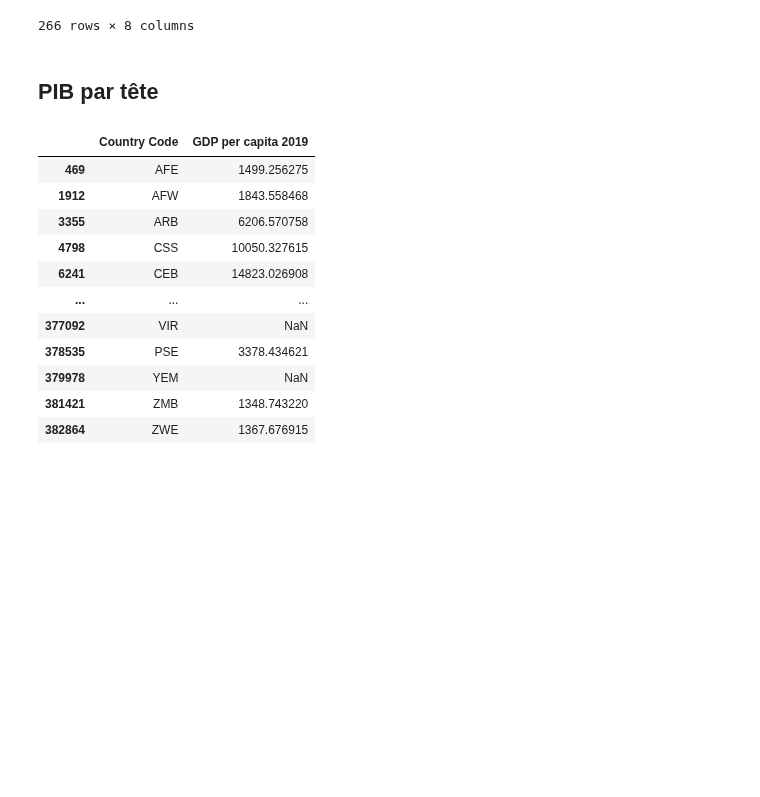
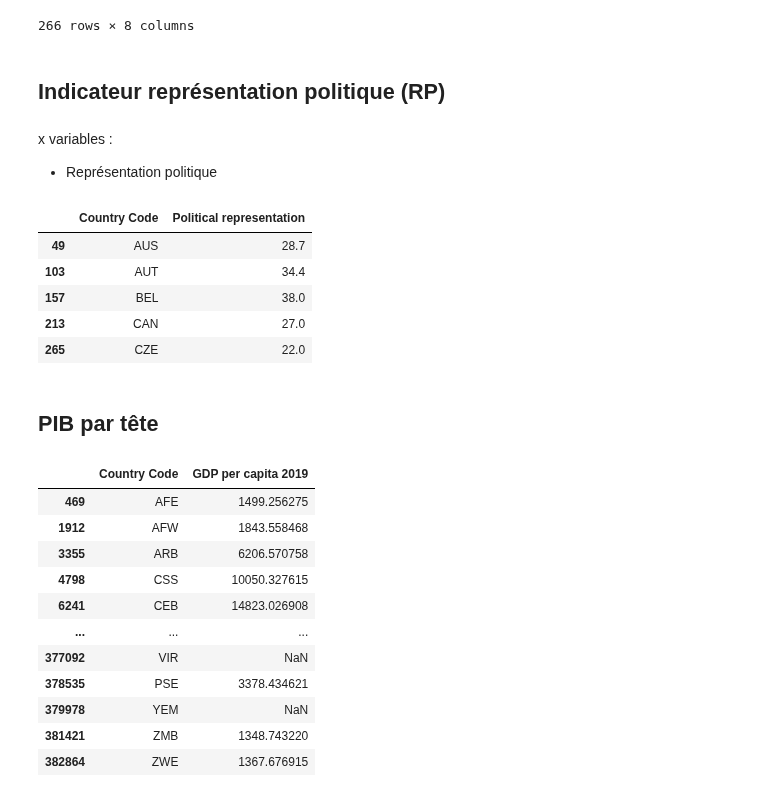
Before and after one commit to cmllbll/Gender-Inequalities-and-Development, a Jupyter notebook: création base de données.ipynb, the cells around one changed output. Drawn from its saved outputs; the diff is of its cells as text; code cells hidden in the pictures; blank space fills up the shorter version.

```diff
--- a/création base de données.ipynb
+++ b/création base de données.ipynb
@@ -392,6 +431,23 @@ df_activite_economique
 | 264 | ZMB | 23.170000 | 13.090000 | 81.970001 | NaN | ... |
 | 265 | ZWE | 28.420000 | 5.550000 | 79.299999 | 48.360001 | ... |
 266 rows × 8 columns
+# %% [markdown]
+## Indicateur représentation politique (RP)
+# %% [markdown]
+x variables :
+- Représentation politique
+# %%
+df_representation_pol = df_ocde3[df_ocde3['VAR']=="RCL_PV_PRACT"]
+df_representation_pol = df_representation_pol[['Country Code', "Value"]]
+df_representation_pol.rename(columns={'Value': 'Political representation'}, inplace=True)
+df_representation_pol.head(5)
+# %% [output]
+|  | Country Code | Political representation |
+| 49 | AUS | 28.7 |
+| 103 | AUT | 34.4 |
+| 157 | BEL | 38.0 |
+| 213 | CAN | 27.0 |
+| 265 | CZE | 22.0 |
 # %% [markdown]
 ## PIB par tête
 # %%
```
Also changed, not shown: parts of 6 cells of this notebook.
